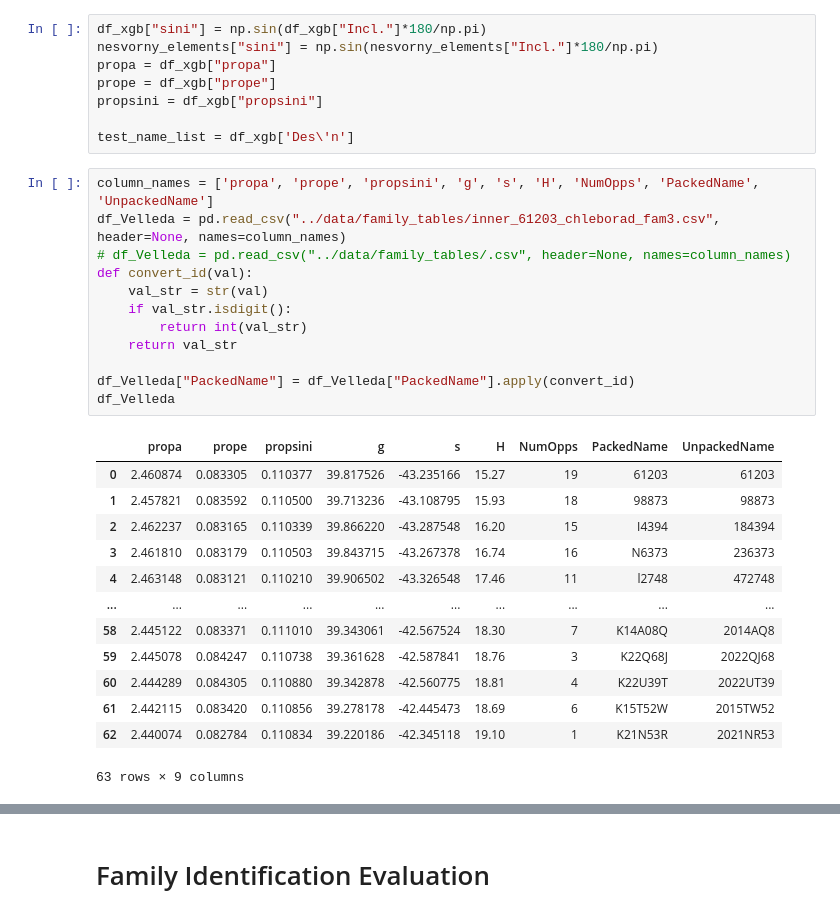
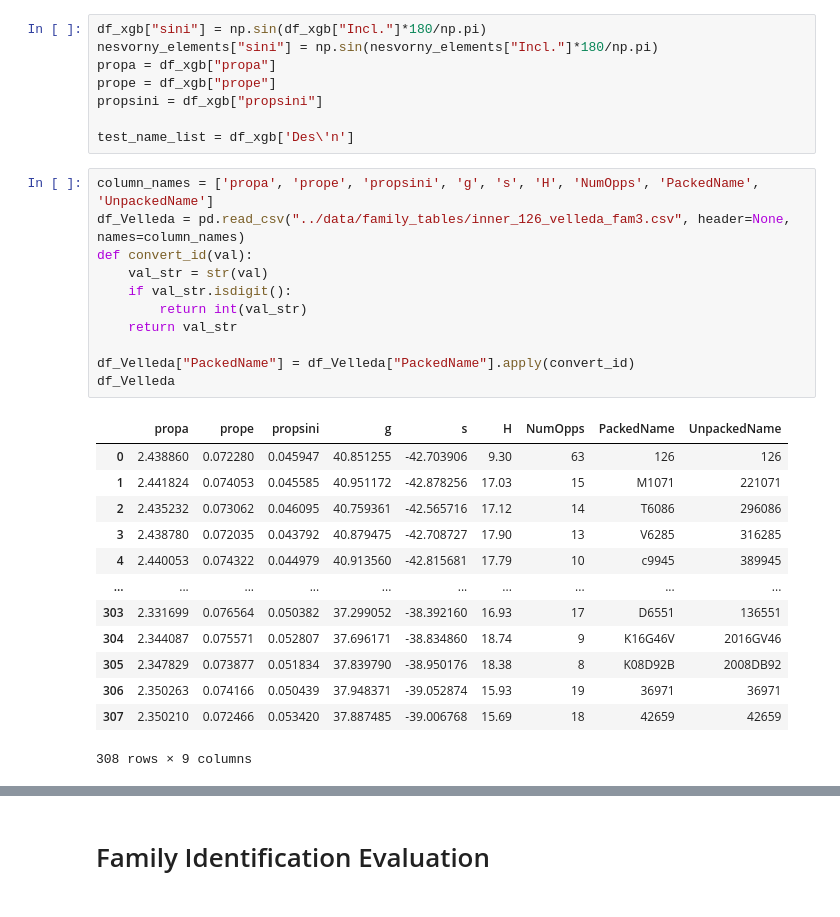
Before and after one commit to YangShen31/proper_elements_prediction, a Jupyter notebook: 4_family_identification/4.1_family_identification.ipynb, the cells around one changed output, grey strips where cells are left out. Cells and saved outputs as stored; diff of their text form.

```diff
--- a/4_family_identification/4.1_family_identification.ipynb
+++ b/4_family_identification/4.1_family_identification.ipynb
@@ -26,30 +31,29 @@ propsini = df_xgb["propsini"]
 test_name_list = df_xgb['Des\'n']
 # %%
 column_names = ['propa', 'prope', 'propsini', 'g', 's', 'H', 'NumOpps', 'PackedName', 'UnpackedName']
-df_Velleda = pd.read_csv("../data/family_tables/inner_61203_chleborad_fam3.csv", header=None, names=column_names)
-# df_Velleda = pd.read_csv("../data/family_tables/.csv", header=None, names=column_names)
+df_Velleda = pd.read_csv("../data/family_tables/inner_126_velleda_fam3.csv", header=None, names=column_names)
 def convert_id(val):
 	val_str = str(val)
 	if val_str.isdigit():
 		return int(val_str)
 	return val_str
 
 df_Velleda["PackedName"] = df_Velleda["PackedName"].apply(convert_id)
 df_Velleda
 # %% [output]
 |  | propa | prope | propsini | g | s | H | NumOpps | PackedName | UnpackedName |
-| 0 | 2.460874 | 0.083305 | 0.110377 | 39.817526 | -43.235166 | 15.27 | 19 | 61203 | 61203 |
-| 1 | 2.457821 | 0.083592 | 0.110500 | 39.713236 | -43.108795 | 15.93 | 18 | 98873 | 98873 |
-| 2 | 2.462237 | 0.083165 | 0.110339 | 39.866220 | -43.287548 | 16.20 | 15 | I4394 | 184394 |
-| 3 | 2.461810 | 0.083179 | 0.110503 | 39.843715 | -43.267378 | 16.74 | 16 | N6373 | 236373 |
-| 4 | 2.463148 | 0.083121 | 0.110210 | 39.906502 | -43.326548 | 17.46 | 11 | l2748 | 472748 |
+| 0 | 2.438860 | 0.072280 | 0.045947 | 40.851255 | -42.703906 | 9.30 | 63 | 126 | 126 |
+| 1 | 2.441824 | 0.074053 | 0.045585 | 40.951172 | -42.878256 | 17.03 | 15 | M1071 | 221071 |
+| 2 | 2.435232 | 0.073062 | 0.046095 | 40.759361 | -42.565716 | 17.12 | 14 | T6086 | 296086 |
+| 3 | 2.438780 | 0.072035 | 0.043792 | 40.879475 | -42.708727 | 17.90 | 13 | V6285 | 316285 |
+| 4 | 2.440053 | 0.074322 | 0.044979 | 40.913560 | -42.815681 | 17.79 | 10 | c9945 | 389945 |
 | ... | ... | ... | ... | ... | ... | ... | ... | ... | ... |
-| 58 | 2.445122 | 0.083371 | 0.111010 | 39.343061 | -42.567524 | 18.30 | 7 | K14A08Q | 2014AQ8 |
-| 59 | 2.445078 | 0.084247 | 0.110738 | 39.361628 | -42.587841 | 18.76 | 3 | K22Q68J | 2022QJ68 |
-| 60 | 2.444289 | 0.084305 | 0.110880 | 39.342878 | -42.560775 | 18.81 | 4 | K22U39T | 2022UT39 |
-| 61 | 2.442115 | 0.083420 | 0.110856 | 39.278178 | -42.445473 | 18.69 | 6 | K15T52W | 2015TW52 |
-| 62 | 2.440074 | 0.082784 | 0.110834 | 39.220186 | -42.345118 | 19.10 | 1 | K21N53R | 2021NR53 |
+| 303 | 2.331699 | 0.076564 | 0.050382 | 37.299052 | -38.392160 | 16.93 | 17 | D6551 | 136551 |
+| 304 | 2.344087 | 0.075571 | 0.052807 | 37.696171 | -38.834860 | 18.74 | 9 | K16G46V | 2016GV46 |
+| 305 | 2.347829 | 0.073877 | 0.051834 | 37.839790 | -38.950176 | 18.38 | 8 | K08D92B | 2008DB92 |
+| 306 | 2.350263 | 0.074166 | 0.050439 | 37.948371 | -39.052874 | 15.93 | 19 | 36971 | 36971 |
+| 307 | 2.350210 | 0.072466 | 0.053420 | 37.887485 | -39.006768 | 15.69 | 18 | 42659 | 42659 |
-63 rows × 9 columns
+308 rows × 9 columns
 # %%
 name_list = df_Velleda["PackedName"]
 family_df = nesvorny_elements[nesvorny_elements["Des'n"].isin(name_list)]
```
Also changed, not shown: parts of 21 cells of this notebook, 12 other files.
